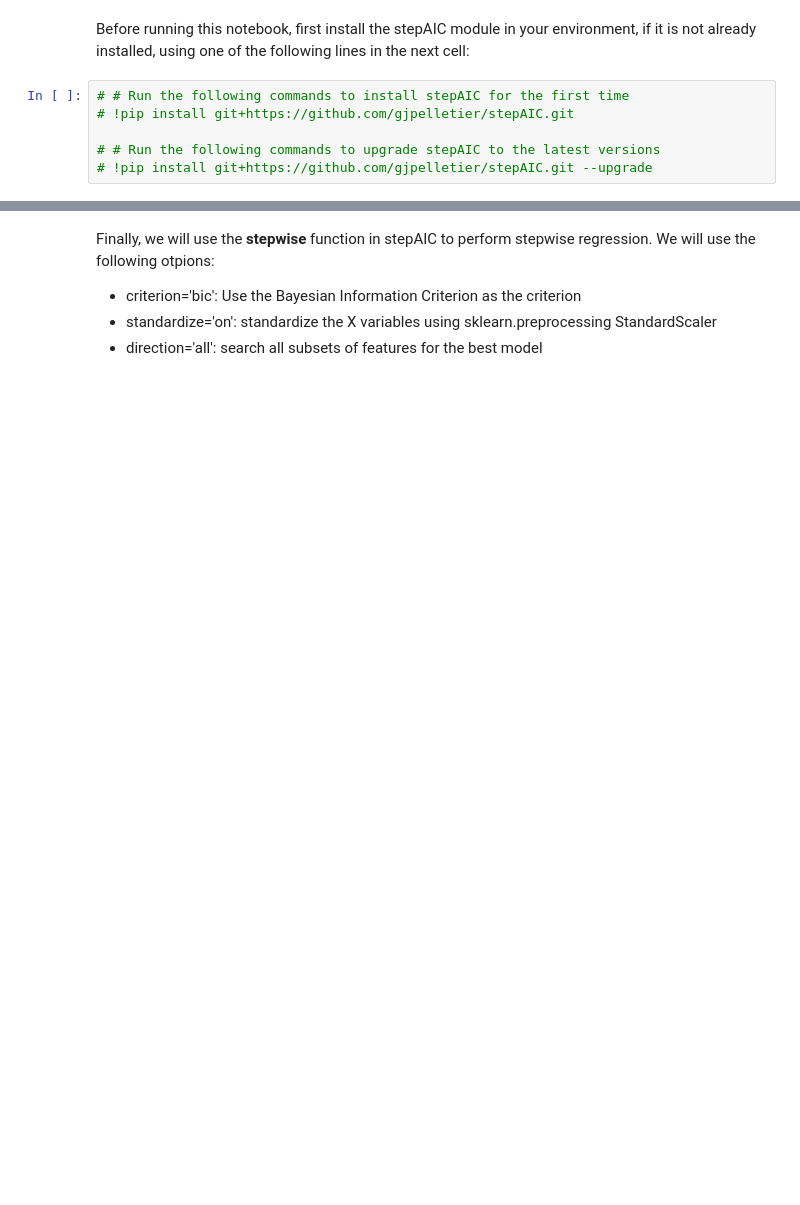
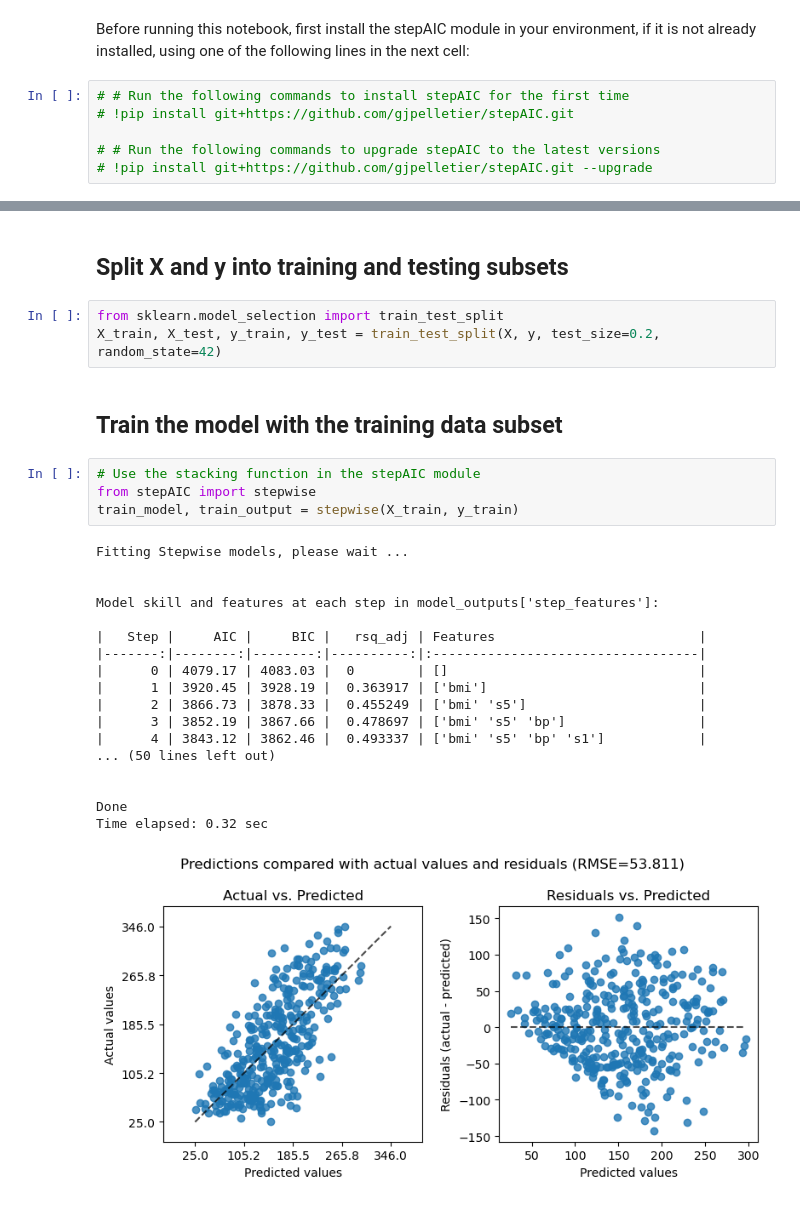
Before and after one commit to gjpelletier/stepAIC, a Jupyter notebook: Example_Stepwise_regression.ipynb, the cells around one changed output, grey strips where cells are left out. Saved outputs shown, nothing was run; the diff lists cells and outputs as text; blank space fills up the shorter version.

```diff
--- a/Example_Stepwise_regression.ipynb
+++ b/Example_Stepwise_regression.ipynb
@@ -64,6 +38,30 @@ X.head()
-# %% [markdown]
-Finally, we will use the **stepwise** function in stepAIC to perform stepwise regression. We will use the following otpions:
-
-- criterion='bic': Use the Bayesian Information Criterion as the criterion
-- standardize='on': standardize the X variables using sklearn.preprocessing StandardScaler
-- direction='all': search all subsets of features for the best model
+# %% [markdown]
+## Split X and y into training and testing subsets
+# %%
+from sklearn.model_selection import train_test_split
+X_train, X_test, y_train, y_test = train_test_split(X, y, test_size=0.2, random_state=42)
+# %% [markdown]
+## Train the model with the training data subset
+# %%
+# Use the stacking function in the stepAIC module
+from stepAIC import stepwise
+train_model, train_output = stepwise(X_train, y_train)
+# %% [output]
+Fitting Stepwise models, please wait ...
+
+
+Model skill and features at each step in model_outputs['step_features']:
+
+|   Step |     AIC |     BIC |   rsq_adj | Features                          |
+|-------:|--------:|--------:|----------:|:----------------------------------|
+|      0 | 4079.17 | 4083.03 |  0        | []                                |
+|      1 | 3920.45 | 3928.19 |  0.363917 | ['bmi']                           |
+|      2 | 3866.73 | 3878.33 |  0.455249 | ['bmi' 's5']                      |
+|      3 | 3852.19 | 3867.66 |  0.478697 | ['bmi' 's5' 'bp']                 |
+|      4 | 3843.12 | 3862.46 |  0.493337 | ['bmi' 's5' 'bp' 's1']            |
+... (50 lines left out)
+
+
+Done
+Time elapsed: 0.32 sec
+[figure, added]
```
Also changed, not shown: parts of 12 cells of this notebook.
